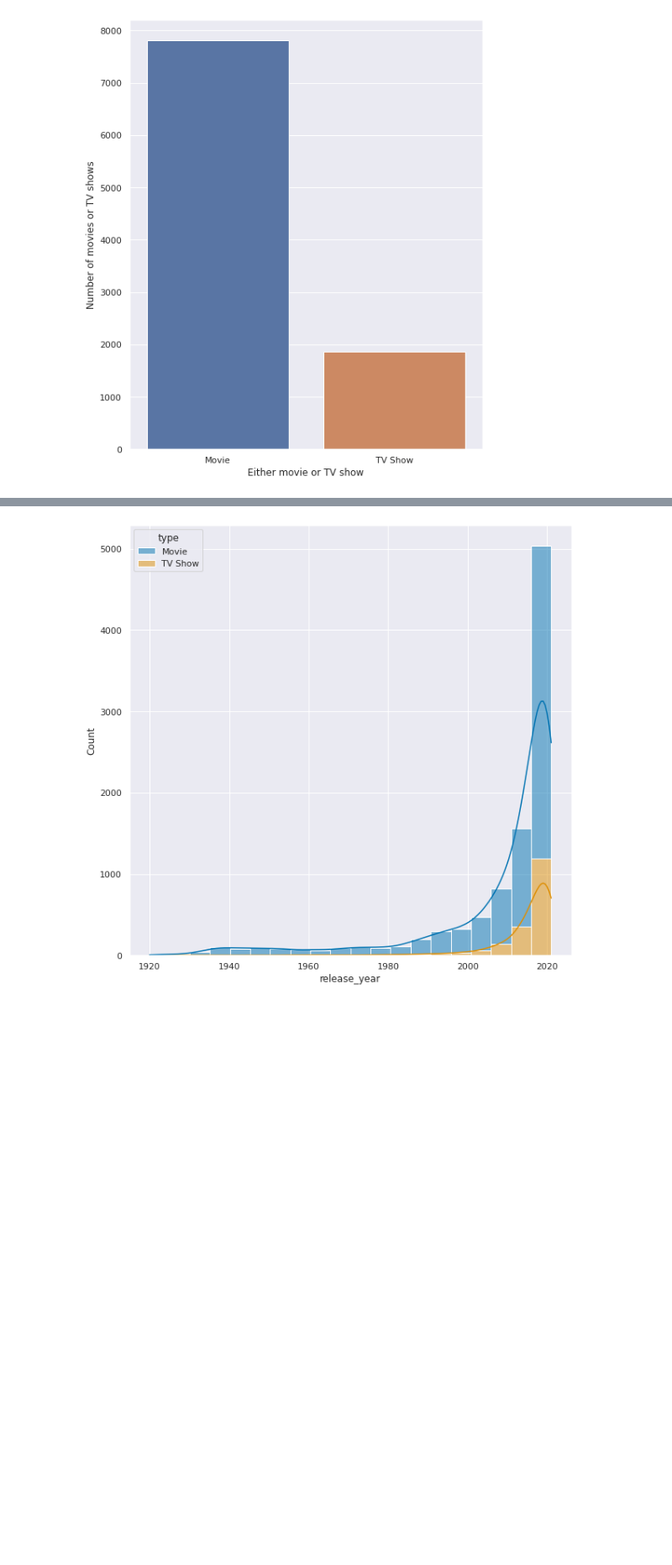
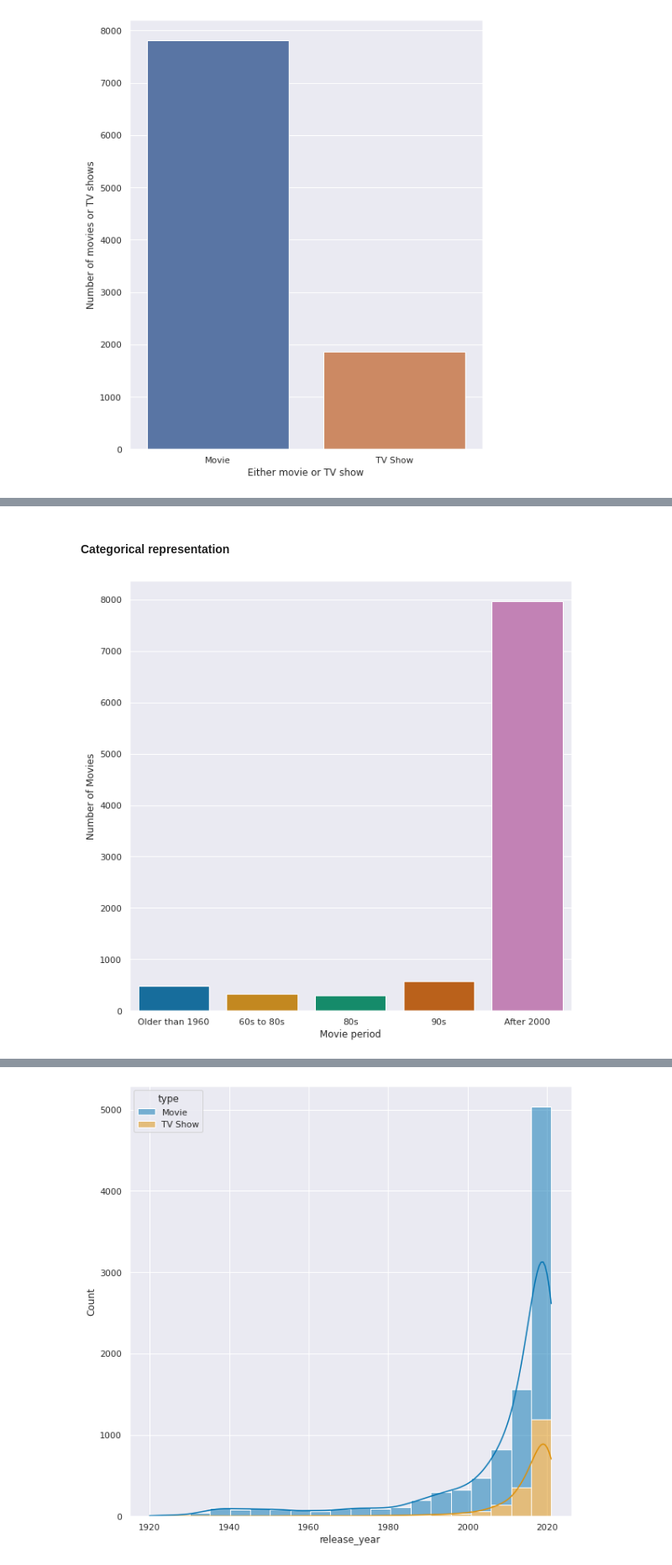
Before and after one commit to Ujwal-B/data_science_practice, a Jupyter notebook: amazonprimedataset-eda.ipynb, the cells around one changed output, grey strips where cells are left out. Shown at 84% size. Saved outputs shown, nothing was run; the diff lists cells and outputs as text; code cells hidden in the pictures; blank space fills up the shorter version.

```diff
--- a/amazonprimedataset-eda.ipynb
+++ b/amazonprimedataset-eda.ipynb
@@ -207,0 +218,9 @@ ax = sns.barplot(x=cdf['Number of Shows'], y=cdf['Country'])
+# %% [markdown]
+#### Categorical representation
+# %%
+sns.set(rc = {'figure.figsize':(10,10)})
+custom_palette = sns.color_palette("colorblind")
+sns.set_palette(custom_palette)
+ax = sns.barplot(x = mdf['Movie period'], y = mdf['Number of Movies'])
+# %% [output]
+[figure, added]
```
Also changed, not shown: parts of 26 cells of this notebook.
